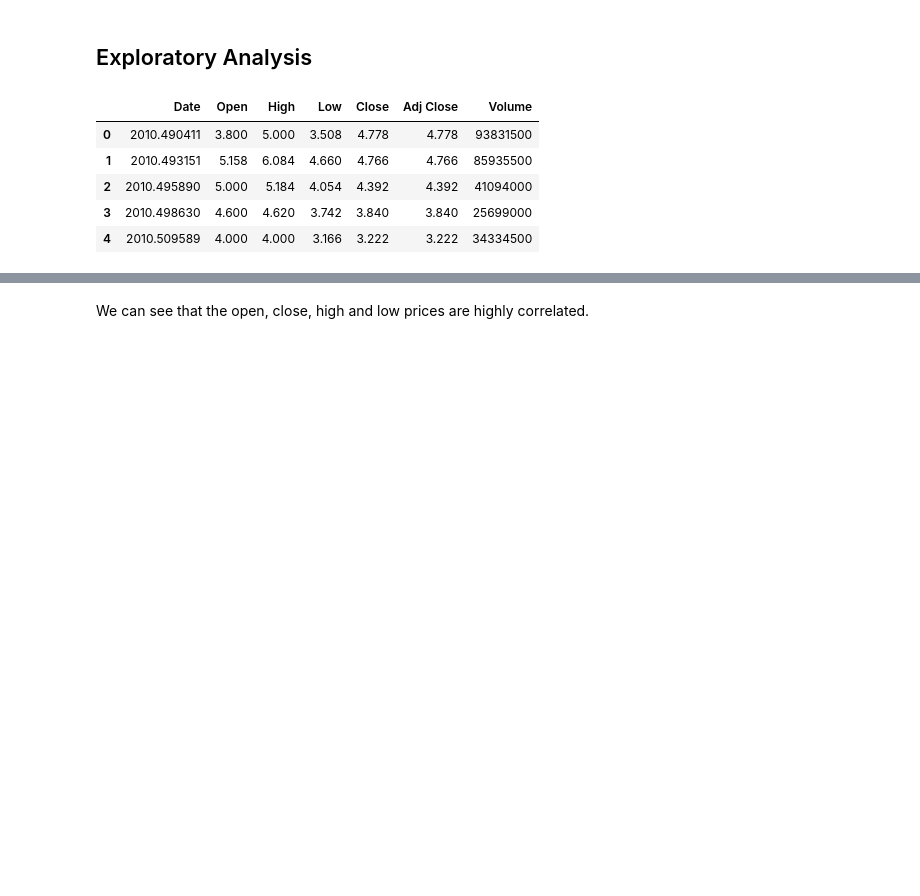
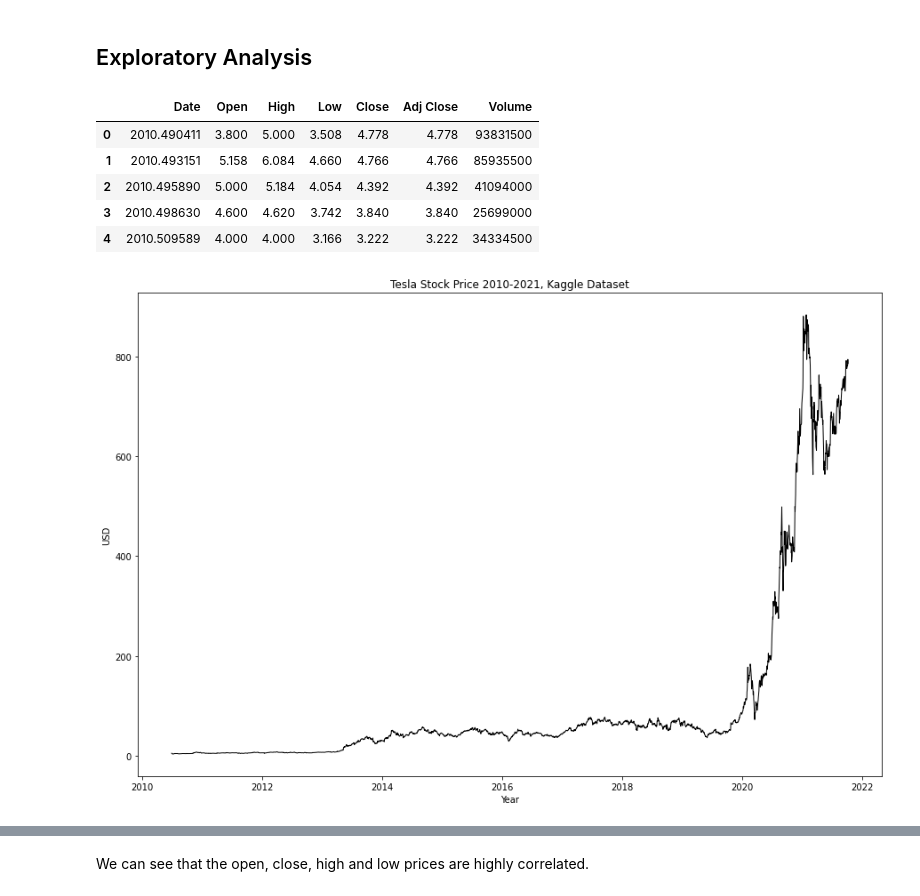
Before and after one commit to Diean233/171Group11, a Jupyter notebook: Lin_Poly_Regression.ipynb, the cells around one changed output, grey strips where cells are left out. Cells and saved outputs as stored; diff of their text form; code cells hidden in the pictures; blank space fills up the shorter version.

```diff
--- a/Lin_Poly_Regression.ipynb
+++ b/Lin_Poly_Regression.ipynb
@@ -17,6 +17,17 @@ df.head()
 | 2 | 2010.495890 | 5.000 | 5.184 | 4.054 | 4.392 | 4.392 | 41094000 |
 | 3 | 2010.498630 | 4.600 | 4.620 | 3.742 | 3.840 | 3.840 | 25699000 |
 | 4 | 2010.509589 | 4.000 | 4.000 | 3.166 | 3.222 | 3.222 | 34334500 |
+# %%
+import matplotlib.pyplot as plt
+
+plt.figure(figsize=(15,10))
+plt.plot(df.Date, df.Close, color='black',linewidth=1)
+plt.xlabel('Year')
+plt.ylabel('USD')
+plt.title('Tesla Stock Price 2010-2021, Kaggle Dataset')
+plt.show()
+# %% [output]
+[figure, added]
 # %%
 import seaborn as sns
 
```
Also changed, not shown: parts of 5 cells of this notebook, 1 other file.
